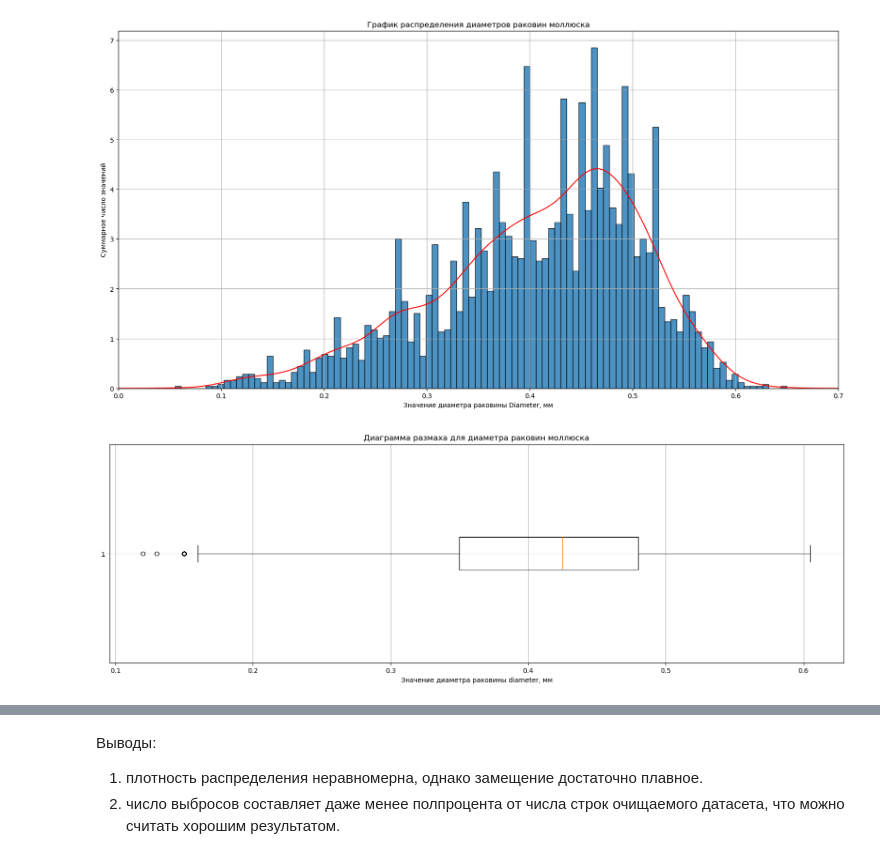
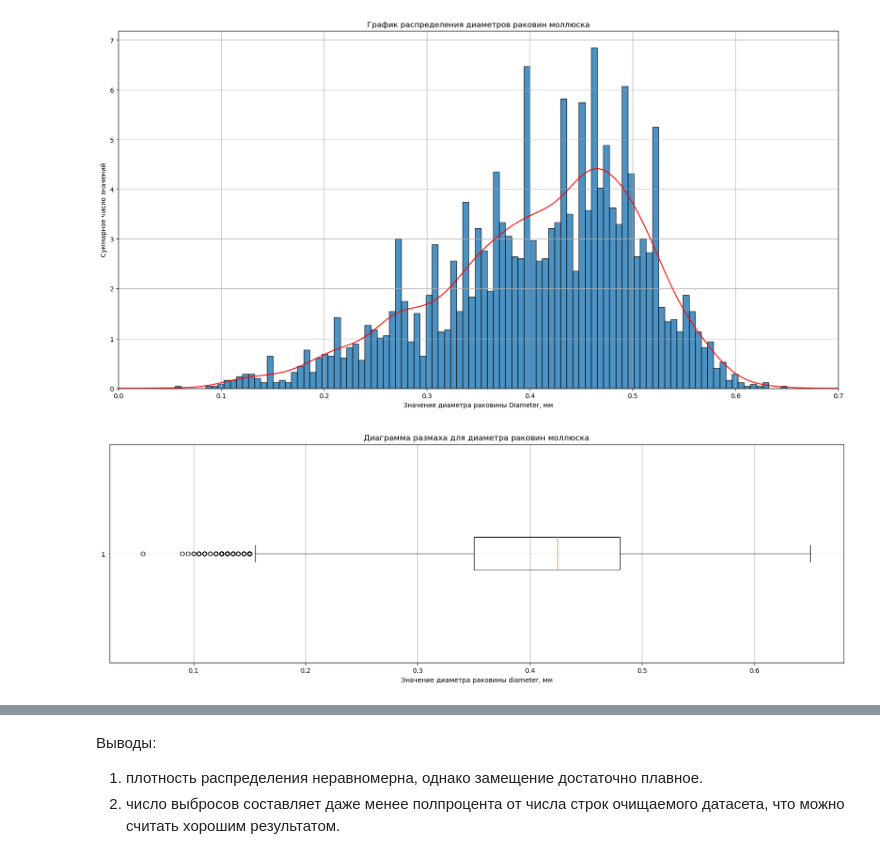
Before and after one commit to trofimovelijah/eda_177213, a Jupyter notebook: tiy_predict_age_abalone.ipynb, the cells around one changed output, grey strips where cells are left out. Saved outputs shown, nothing was run; the diff lists cells and outputs as text; code cells hidden in the pictures.

```diff
--- a/tiy_predict_age_abalone.ipynb
+++ b/tiy_predict_age_abalone.ipynb
@@ -283,13 +283,13 @@ plt.show()
 [figure]
 # %%
 plt.figure(figsize=(20, 6))
-plt.boxplot(data_cl['diameter'], vert=False)
+plt.boxplot(data['diameter'], vert=False)
 plt.title('Диаграмма размаха для диаметра раковин моллюска')
 plt.xlabel('Значение диаметра раковины diameter, мм')
 plt.grid(True)
 plt.show()
 # %% [output]
-[figure, old version]
+[figure, new version]
 # %%
 # процент выбросов от общего числа строк в датасете
 100 * len(data[data['diameter'] <= 0.155]) / data.shape[0]
```
Also changed, not shown: parts of 56 cells of this notebook.
